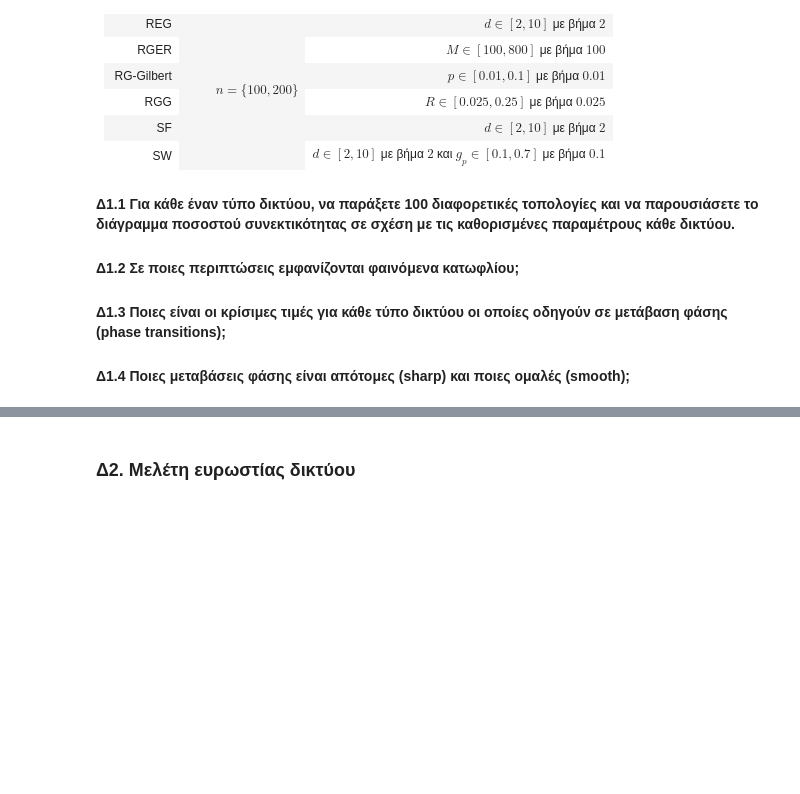
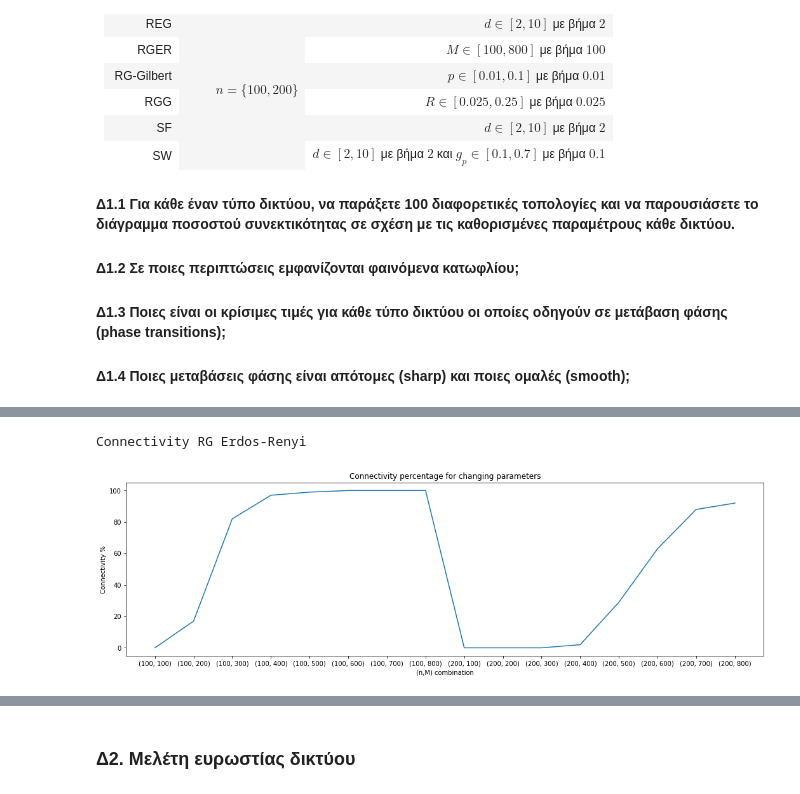
Before and after one commit to michalakos/sna, a Jupyter notebook: lab1_03117069.ipynb, the cells around one changed output, grey strips where cells are left out. Drawn from its saved outputs; the diff is of its cells as text; code cells hidden in the pictures; blank space fills up the shorter version.

```diff
--- a/lab1_03117069.ipynb
+++ b/lab1_03117069.ipynb
@@ -937,0 +986,26 @@ print("Connectivity SW")
+# %%
+print("Connectivity RG Erdos-Renyi")
+Ms = np.arange(100,801,100)
+connectivity = []
+parameters = []
+
+for n in ns:
+  for M in Ms:
+    connected = 0
+    for i in range(iters):
+      G = nx.gnm_random_graph(n, M)
+      connected += 1 if nx.is_connected(G) else 0
+    connectivity.append(connected/iters*100)
+    parameters.append(str((n,M)))
+
+# print(connectivity)
+plt.figure(figsize=(18,5))
+plt.plot(connectivity)
+plt.xticks(range(len(parameters)), parameters)
+plt.title("Connectivity percentage for changing parameters")
+plt.ylabel("Connectivity %")
+plt.xlabel("(n,M) combination")
+plt.show()
+# %% [output]
+Connectivity RG Erdos-Renyi
+[figure, added]
```
Also changed, not shown: parts of 33 cells of this notebook.
